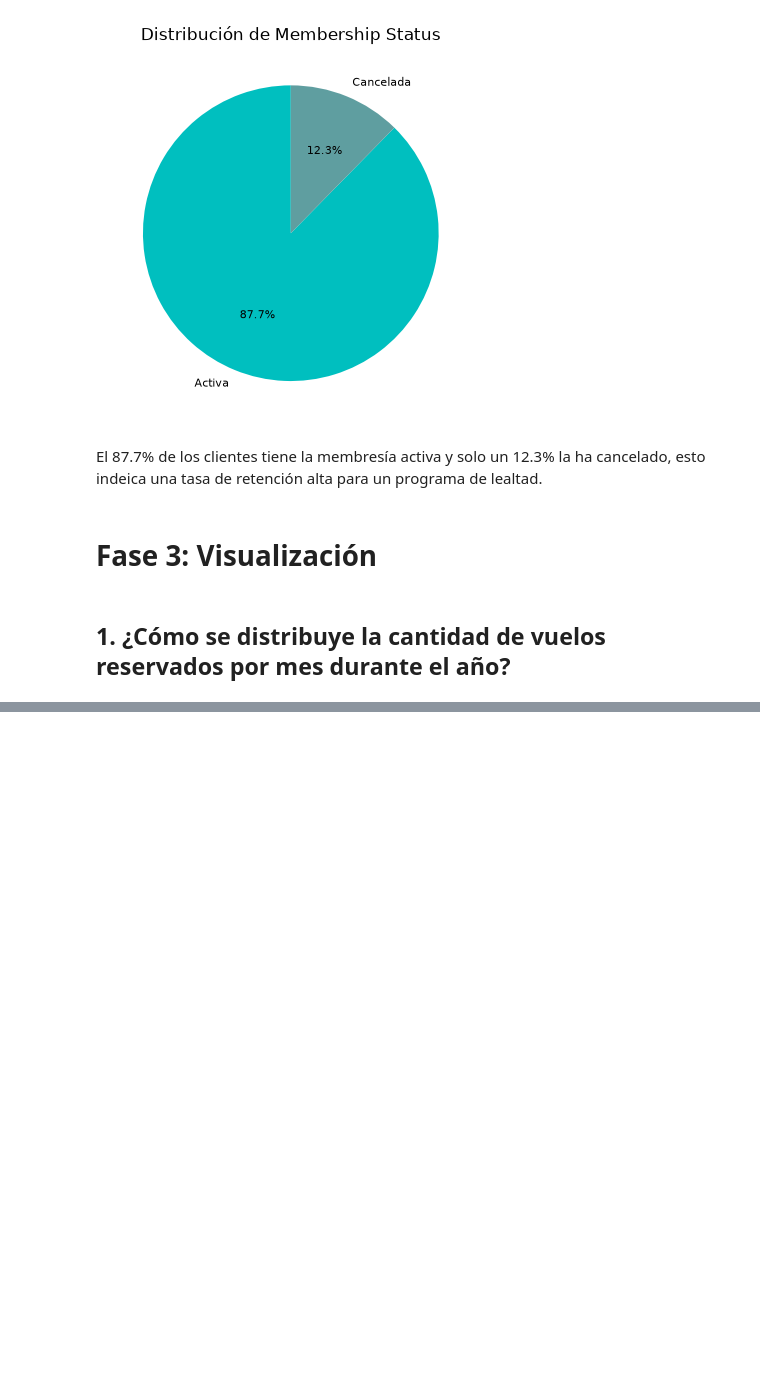
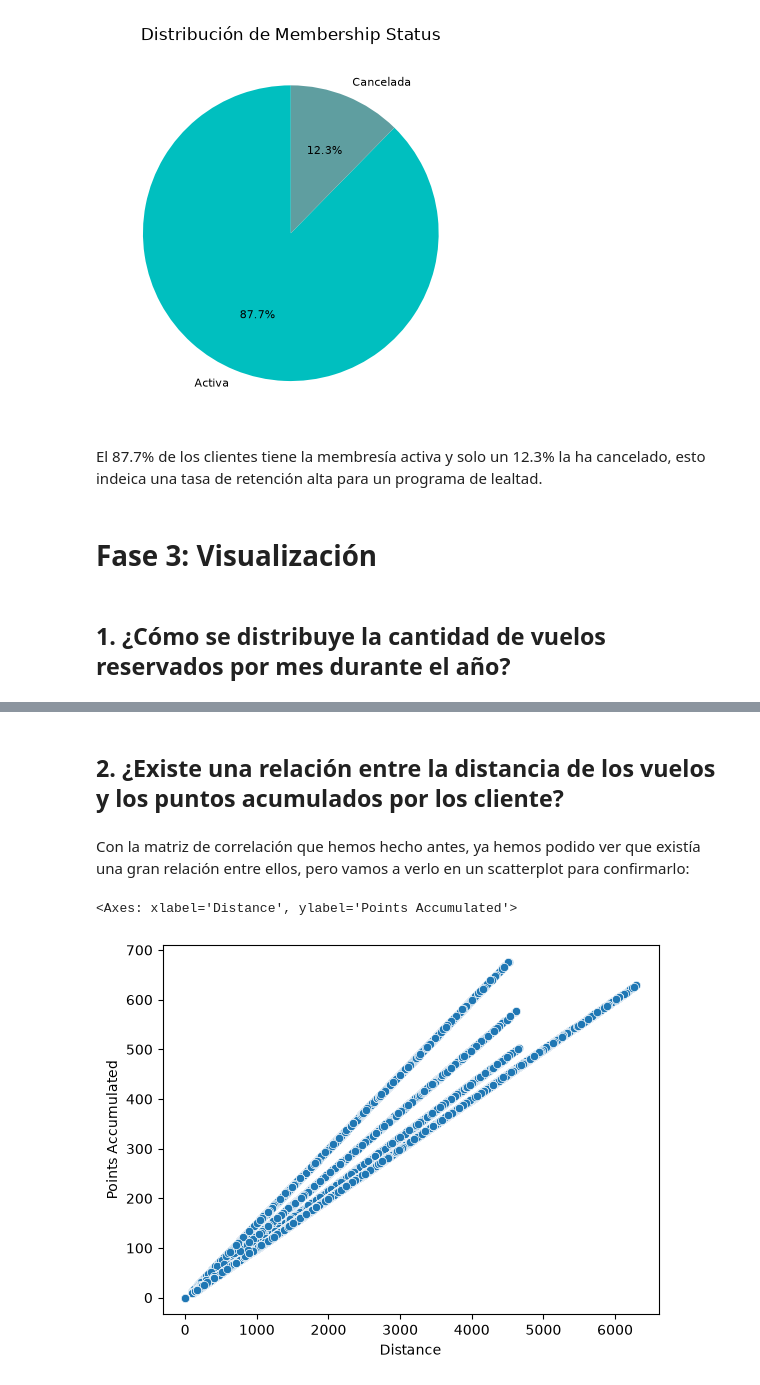
Before and after one commit to Adalab/bda-modulo-3-evaluacion-final-CristiSL, a Jupyter notebook: evaluacion-final.ipynb, the cells around one changed output, grey strips where cells are left out. Saved outputs shown, nothing was run; the diff lists cells and outputs as text; code cells hidden in the pictures; blank space fills up the shorter version.

```diff
--- a/evaluacion-final.ipynb
+++ b/evaluacion-final.ipynb
@@ -543,0 +582,9 @@ El 87.7% de los clientes tiene la membresía activa y solo un 12.3% la ha cancel
+# %% [markdown]
+## 2. ¿Existe una relación entre la distancia de los vuelos y los puntos acumulados por los cliente?
+# %% [markdown]
+Con la matriz de correlación que hemos hecho antes, ya hemos podido ver que existía una gran relación entre ellos, pero vamos a verlo en un scatterplot para confirmarlo:
+# %%
+sns.scatterplot(x= 'Distance', y='Points Accumulated', data=df_total)
+# %% [output]
+<Axes: xlabel='Distance', ylabel='Points Accumulated'>
+[figure, added]
```
Also changed, not shown: parts of 27 cells of this notebook.
